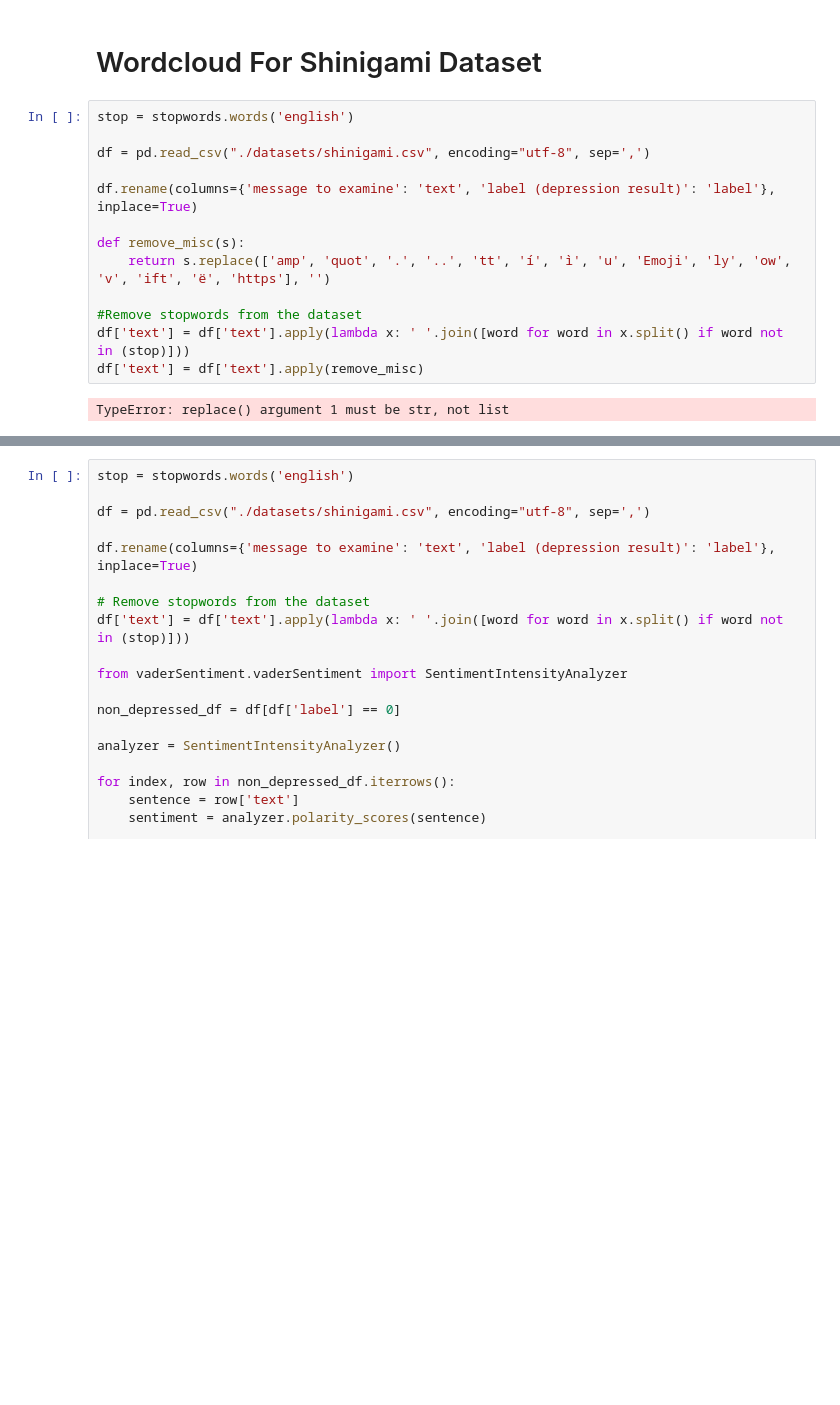
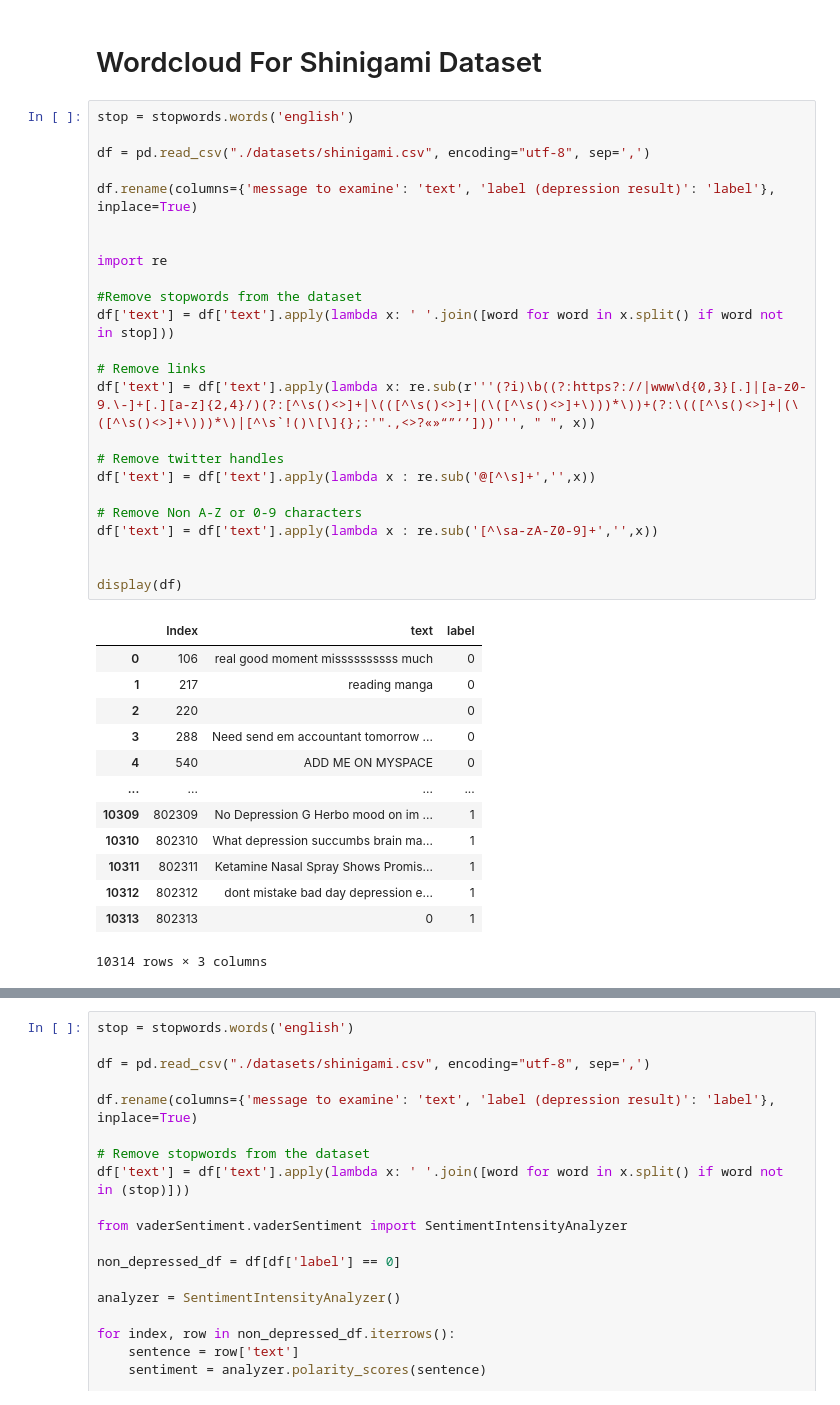
Before and after one commit to Jamie-n/Masters-Group-Project, a Jupyter notebook: shinigami_eda.ipynb, the cells around one changed output, grey strips where cells are left out. Saved outputs shown, nothing was run; the diff lists cells and outputs as text; blank space fills up the shorter version.

```diff
--- a/shinigami_eda.ipynb
+++ b/shinigami_eda.ipynb
@@ -34,16 +42,39 @@ from nltk.corpus import stopwords
 # %%
 stop = stopwords.words('english')
 
 df = pd.read_csv("./datasets/shinigami.csv", encoding="utf-8", sep=',')
 
 df.rename(columns={'message to examine': 'text', 'label (depression result)': 'label'}, inplace=True)
 
-def remove_misc(s):
-    return s.replace(['amp', 'quot', '.', '..', 'tt', 'í', 'ì', 'u', 'Emoji', 'ly', 'ow', 'v', 'ift', 'ë', 'https'], '')
+
+import re
 
 #Remove stopwords from the dataset
-df['text'] = df['text'].apply(lambda x: ' '.join([word for word in x.split() if word not in (stop)]))
-df['text'] = df['text'].apply(remove_misc)
+df['text'] = df['text'].apply(lambda x: ' '.join([word for word in x.split() if word not in stop]))
+
+# Remove links
+df['text'] = df['text'].apply(lambda x: re.sub(r'''(?i)\b((?:https?://|www\d{0,3}[.]|[a-z0-9.\-]+[.][a-z]{2,4}/)(?:[^\s()<>]+|\(([^\s()<>]+|(\([^\s()<>]+\)))*\))+(?:\(([^\s()<>]+|(\([^\s()<>]+\)))*\)|[^\s`!()\[\]{};:'".,<>?«»“”‘’]))''', " ", x))
+
+# Remove twitter handles
+df['text'] = df['text'].apply(lambda x : re.sub('@[^\s]+','',x))
+
+# Remove Non A-Z or 0-9 characters
+df['text'] = df['text'].apply(lambda x : re.sub('[^\sa-zA-Z0-9]+','',x))
+
+
+display(df)
 # %% [output]
+|  | Index | text | label |
+| 0 | 106 | real good moment missssssssss much | 0 |
+| 1 | 217 | reading manga | 0 |
+| 2 | 220 |  | 0 |
+| 3 | 288 | Need send em accountant tomorrow ... | 0 |
+| 4 | 540 | ADD ME ON MYSPACE | 0 |
+| ... | ... | ... | ... |
+| 10309 | 802309 | No Depression G Herbo mood on im ... | 1 |
+| 10310 | 802310 | What depression succumbs brain ma... | 1 |
+| 10311 | 802311 | Ketamine Nasal Spray Shows Promis... | 1 |
+| 10312 | 802312 | dont mistake bad day depression e... | 1 |
+| 10313 | 802313 | 0 | 1 |
-TypeError: replace() argument 1 must be str, not list
+10314 rows × 3 columns
 # %%
```
Also changed, not shown: parts of 7 cells of this notebook, 7 other files.
